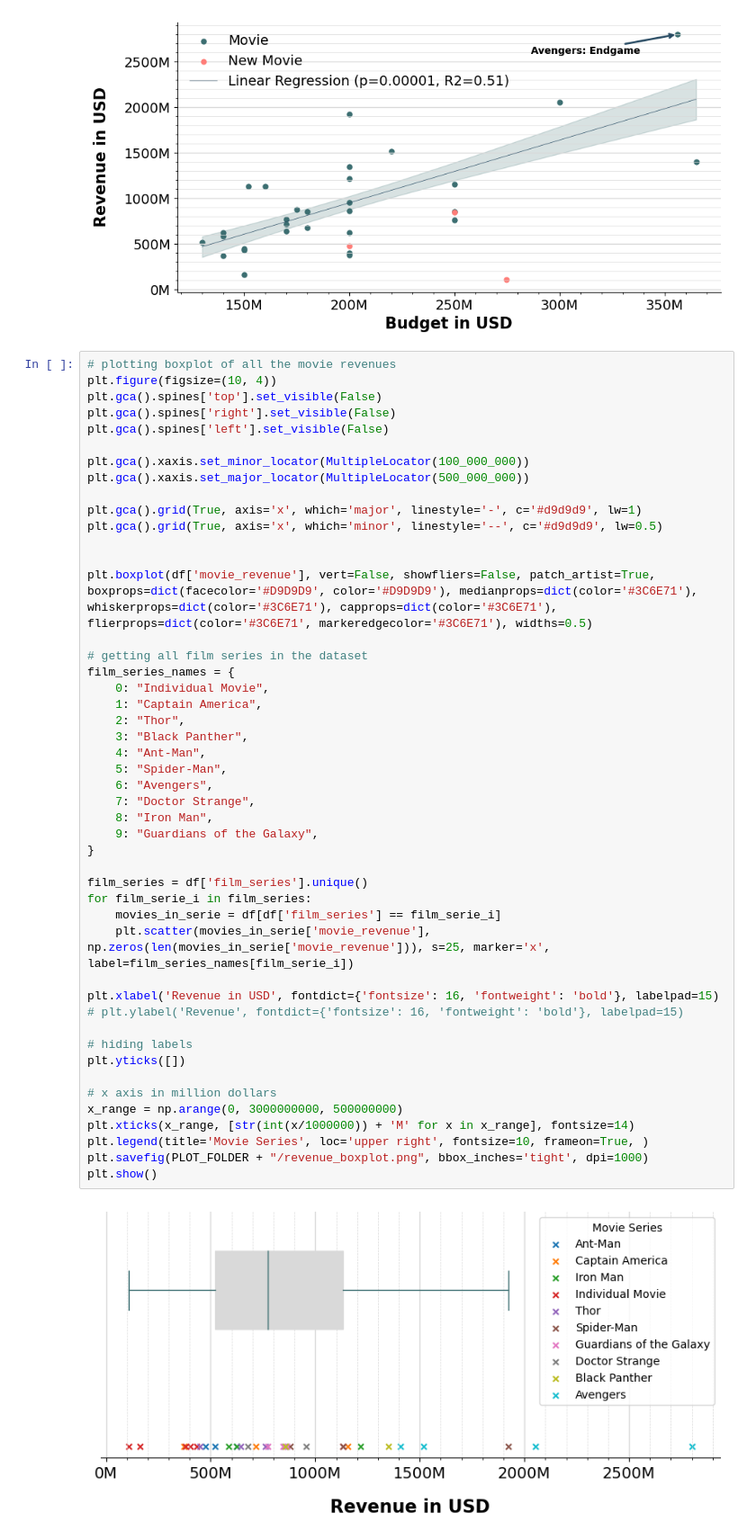
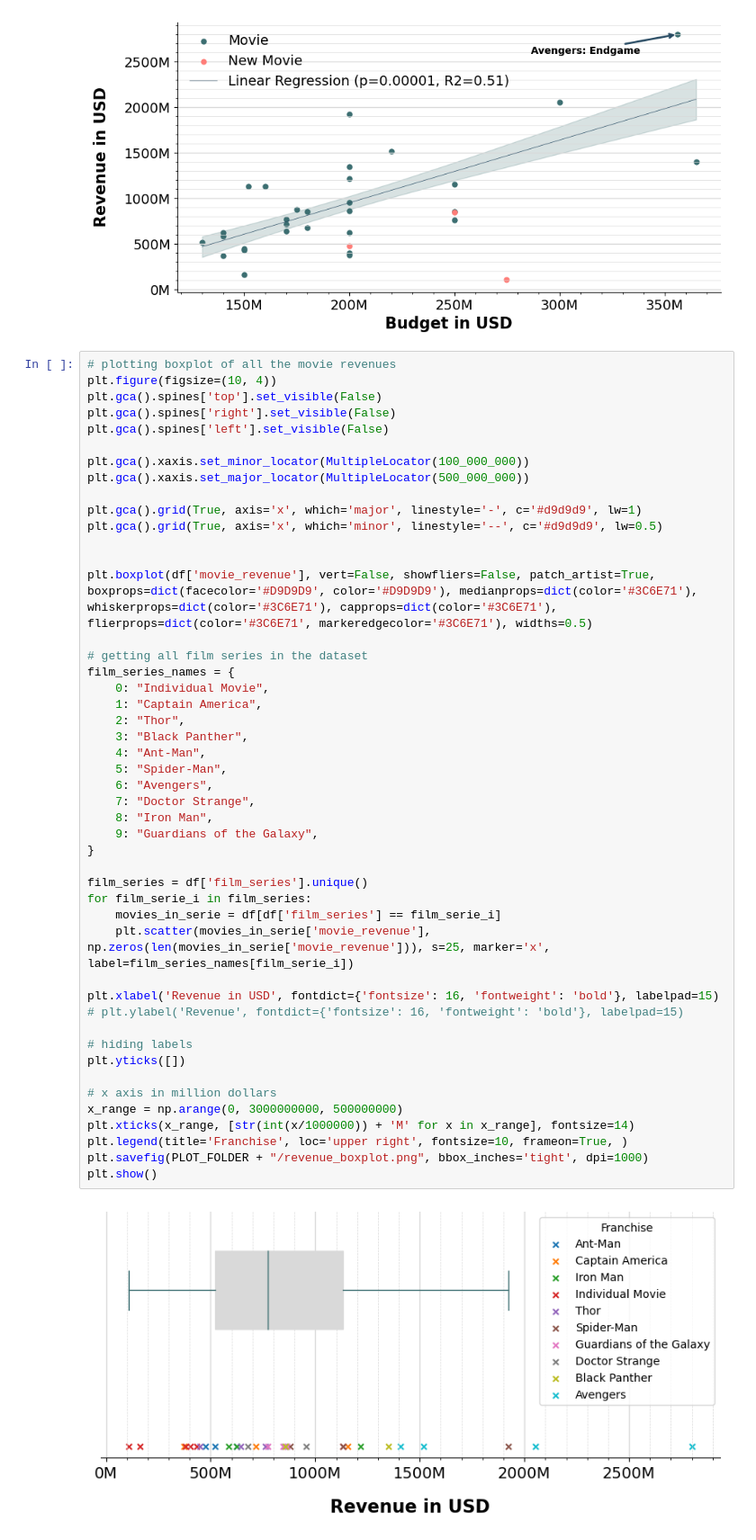
Before and after one commit to rizz-kings/data-in-the-wild, a Jupyter notebook: notebooks/budget.ipynb, the cells around one changed output. Shown at 90% size. Saved outputs shown, nothing was run; the diff lists cells and outputs as text.

Commit message:
franchise

```diff
--- a/notebooks/budget.ipynb
+++ b/notebooks/budget.ipynb
@@ -127,32 +127,32 @@ plt.boxplot(df['movie_revenue'], vert=False, showfliers=False, patch_artist=True
 film_series_names = {
     0: "Individual Movie",
     1: "Captain America",
     2: "Thor",
     3: "Black Panther",
     4: "Ant-Man",
     5: "Spider-Man",
     6: "Avengers",
     7: "Doctor Strange",
     8: "Iron Man",
     9: "Guardians of the Galaxy",
 }
 
 film_series = df['film_series'].unique()
 for film_serie_i in film_series:
     movies_in_serie = df[df['film_series'] == film_serie_i]
     plt.scatter(movies_in_serie['movie_revenue'], np.zeros(len(movies_in_serie['movie_revenue'])), s=25, marker='x', label=film_series_names[film_serie_i])
 
 plt.xlabel('Revenue in USD', fontdict={'fontsize': 16, 'fontweight': 'bold'}, labelpad=15)
 # plt.ylabel('Revenue', fontdict={'fontsize': 16, 'fontweight': 'bold'}, labelpad=15)
 
 # hiding labels
 plt.yticks([])
 
 # x axis in million dollars
 x_range = np.arange(0, 3000000000, 500000000)
 plt.xticks(x_range, [str(int(x/1000000)) + 'M' for x in x_range], fontsize=14)
-plt.legend(title='Movie Series', loc='upper right', fontsize=10, frameon=True, )
+plt.legend(title='Franchise', loc='upper right', fontsize=10, frameon=True, )
 plt.savefig(PLOT_FOLDER + "/revenue_boxplot.png", bbox_inches='tight', dpi=1000)
 plt.show()
 # %% [output]
-[figure, old version]
+[figure, new version]
```
Also changed, not shown: 2 other files.
